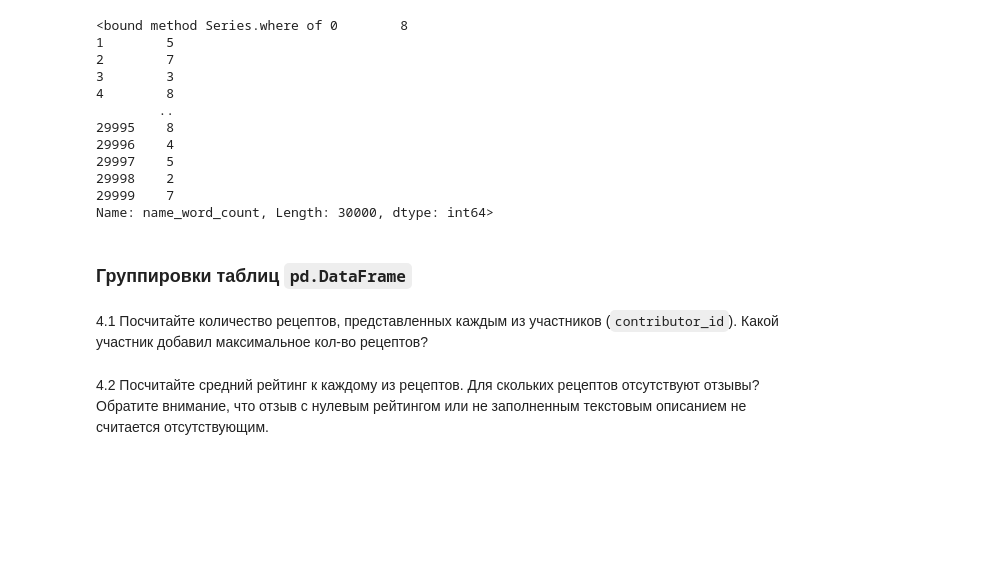
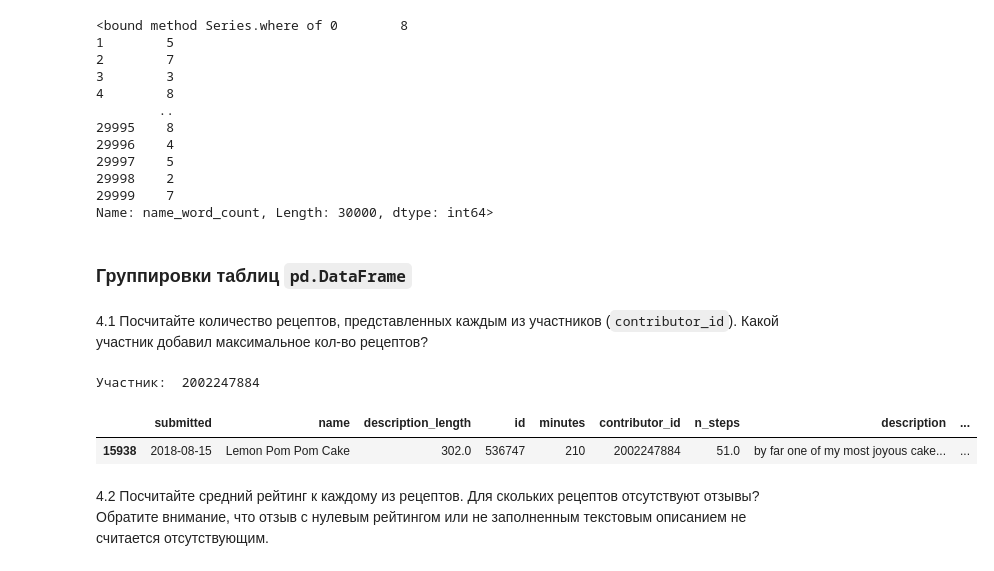
Before and after one commit to ms236566/-, a Jupyter notebook: Лабраб_02_pandas_МосквичеваОВ_ДПИ23_1.ipynb, the cells around one changed output. Saved outputs shown, nothing was run; the diff lists cells and outputs as text; code cells hidden in the pictures; blank space fills up the shorter version.

```diff
--- a/Лабраб_02_pandas_МосквичеваОВ_ДПИ23_1.ipynb
+++ b/Лабраб_02_pandas_МосквичеваОВ_ДПИ23_1.ipynb
@@ -391,5 +391,14 @@ Name: name_word_count, Length: 30000, dtype: int64>
 ### Группировки таблиц `pd.DataFrame`
 # %% [markdown]
 4.1 Посчитайте количество рецептов, представленных каждым из участников (`contributor_id`). Какой участник добавил максимальное кол-во рецептов?
+# %%
+recipes1.groupby('contributor_id').count()
+x = recipes1.contributor_id.max(axis=0)
+print('Участник: ', x)
+recipes1.sort_values('contributor_id', ascending=False).head(1)
+# %% [output]
+Участник:  2002247884
+|  | submitted | name | description_length | id | minutes | contributor_id | n_steps | description | ... |
+| 15938 | 2018-08-15 | Lemon Pom Pom Cake | 302.0 | 536747 | 210 | 2002247884 | 51.0 | by far one of my most joyous cake... | ... |
 # %% [markdown]
 4.2 Посчитайте средний рейтинг к каждому из рецептов. Для скольких рецептов отсутствуют отзывы? Обратите внимание, что отзыв с нулевым рейтингом или не заполненным текстовым описанием не считается отсутствующим.
```
Also changed, not shown: parts of 6 cells of this notebook.
